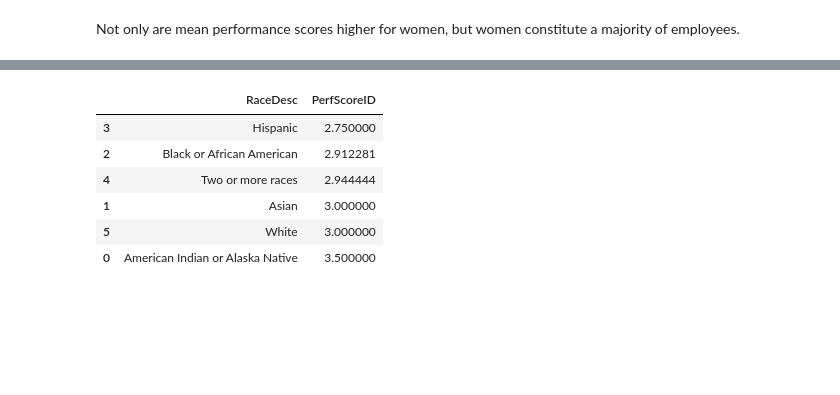
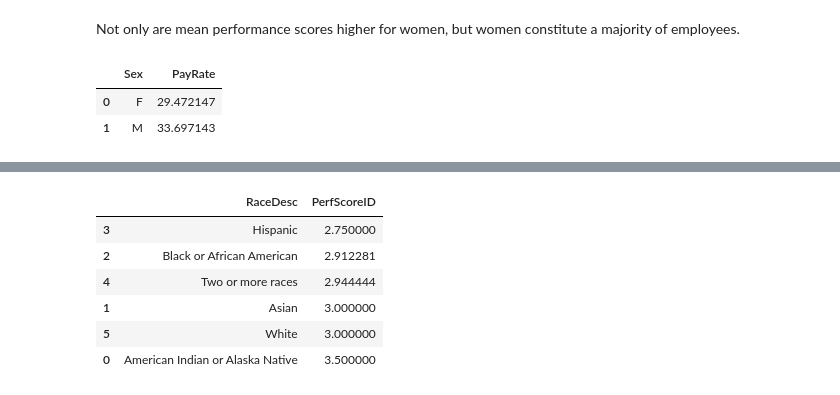
Before and after one commit to Vajrasamaya/Human_Capital_Analytics, a Jupyter notebook: Notebooks/EDA_HR_Analytics.ipynb, the cells around one changed output, grey strips where cells are left out. Cells and saved outputs as stored; diff of their text form; code cells hidden in the pictures; blank space fills up the shorter version.

Commit message:
added rate of pay by gender

```diff
--- a/Notebooks/EDA_HR_Analytics.ipynb
+++ b/Notebooks/EDA_HR_Analytics.ipynb
@@ -221,3 +221,13 @@ fig.show()
 [interactive output not drawn]
 # %% [markdown]
 Not only are mean performance scores higher for women, but women constitute a majority of employees.
+# %%
+# Mean rate of pay by Sex
+gender_pay = pd.DataFrame(df.groupby(['Sex'])['PayRate'].mean())
+gender_pay = gender_pay.reset_index()
+gender_pay =  gender_pay.sort_values(by = 'Sex', ascending = True )
+gender_pay
+# %% [output]
+|  | Sex | PayRate |
+| 0 | F | 29.472147 |
+| 1 | M | 33.697143 |
```
Also changed, not shown: parts of 4 cells of this notebook.
